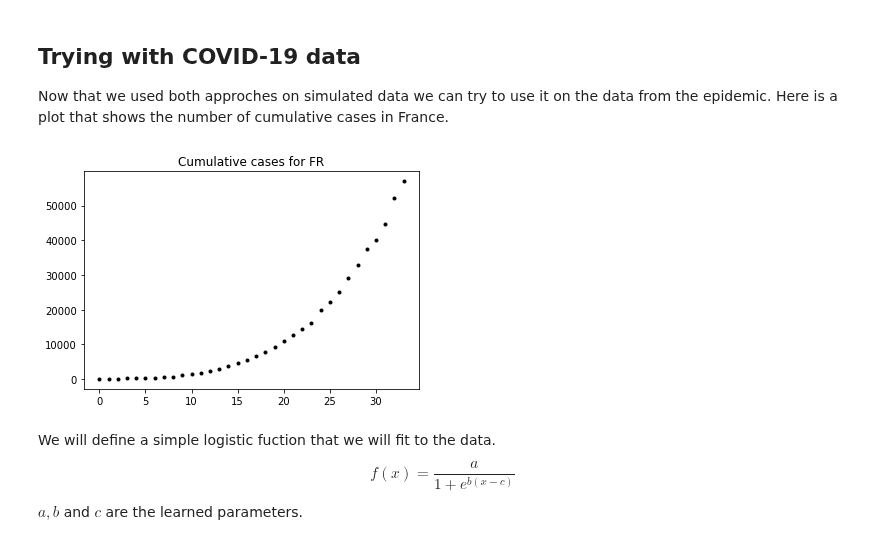
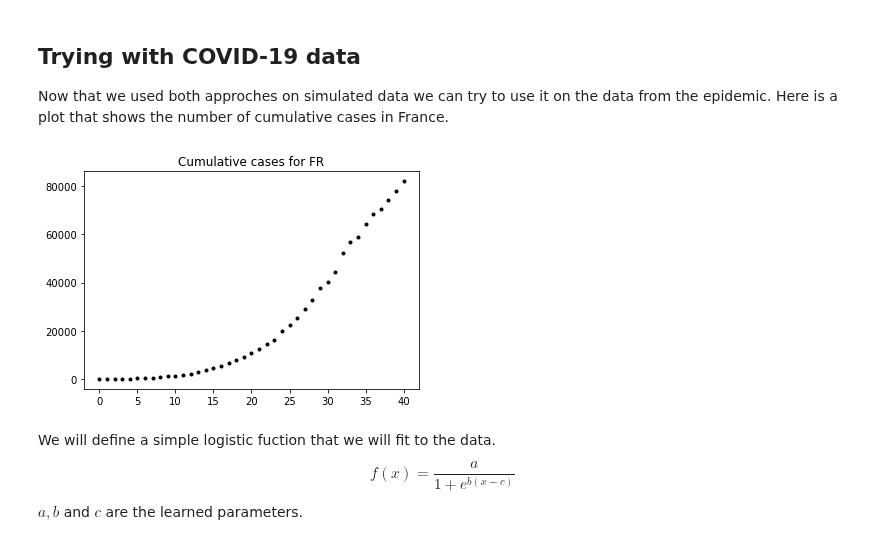
Before and after one commit to Kipre/EUDemographyCleaner, a Jupyter notebook: internship/fitting_vs_ode.ipynb, the cells around one changed output. Drawn from its saved outputs; the diff is of its cells as text; code cells hidden in the pictures.

```diff
--- a/internship/fitting_vs_ode.ipynb
+++ b/internship/fitting_vs_ode.ipynb
@@ -143,16 +143,16 @@ Now that we used both approches on simulated data we can try to use it on the da
 # %%
 country = 'FR'
 
-covid = pd.read_csv('C:/Users/kipr/Downloads/téléchargement.csv')
+covid = pd.read_csv('https://opendata.ecdc.europa.eu/covid19/casedistribution/csv')
 country_covid = covid[covid['geoId'] == country].copy()
 country_covid.loc[:, 'dateRep'] = pd.to_datetime(country_covid['dateRep'], dayfirst=True)
 values = np.cumsum(country_covid.sort_values('dateRep')[['cases']].values.squeeze())[60:]
 
 plt.plot(values, 'k.')
 plt.title(f'Cumulative cases for {country}')
 plt.show()
 # %% [output]
-[figure, old version]
+[figure, new version]
 # %% [markdown]
 We will define a simple logistic fuction that we will fit to the data.
 $$ f(x) = \frac{a}{1 + e^{b(x - c)}}$$
```
Also changed, not shown: parts of 6 cells of this notebook, 1 other file.
